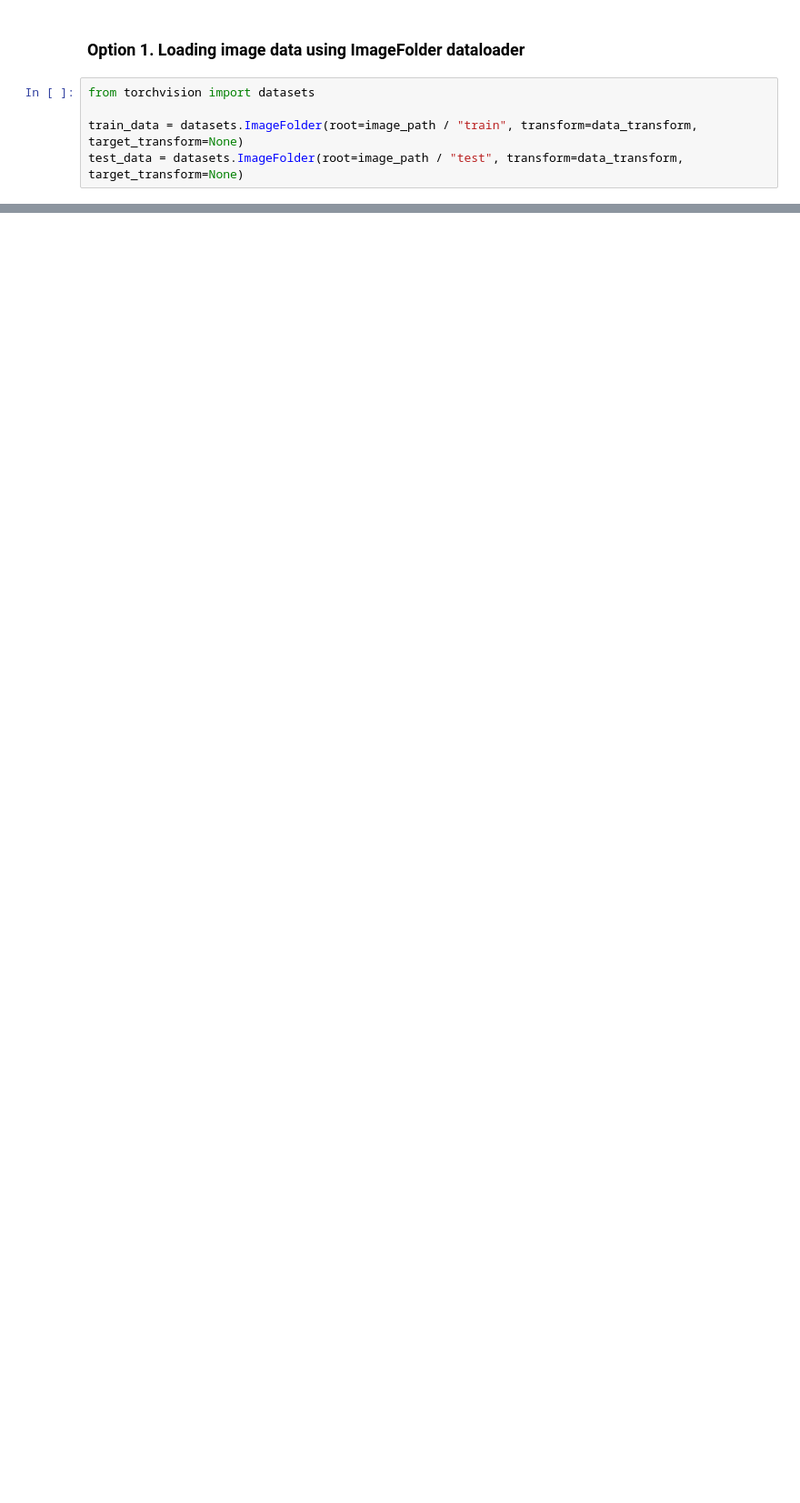
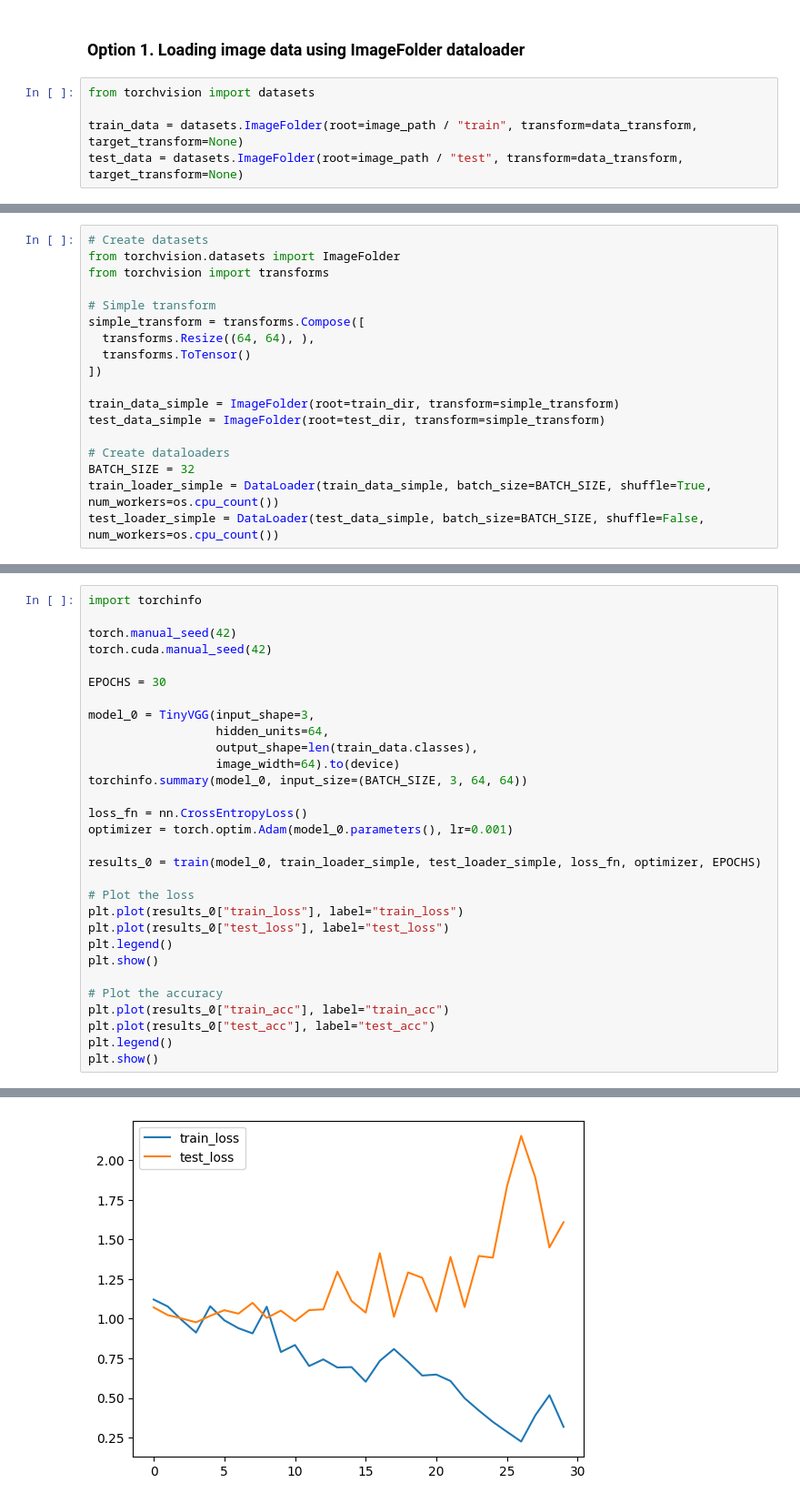
Before and after one commit to chanep/pytorch-test, a Jupyter notebook: chapter_04.ipynb, the cells around one changed output, grey strips where cells are left out. Shown at 91% size. Cells and saved outputs as stored; diff of their text form; blank space fills up the shorter version.

Commit message:
custom datasets

```diff
--- a/chapter_04.ipynb
+++ b/chapter_04.ipynb
@@ -145,0 +355,18 @@ _ = plt.title(train_data.classes[sample_label])
+# %%
+# Create datasets
+from torchvision.datasets import ImageFolder
+from torchvision import transforms
+
+# Simple transform
+simple_transform = transforms.Compose([
+  transforms.Resize((64, 64), ),
+  transforms.ToTensor()
+])
+
+train_data_simple = ImageFolder(root=train_dir, transform=simple_transform)
+test_data_simple = ImageFolder(root=test_dir, transform=simple_transform)
+
+# Create dataloaders
+BATCH_SIZE = 32
+train_loader_simple = DataLoader(train_data_simple, batch_size=BATCH_SIZE, shuffle=True, num_workers=os.cpu_count())
+test_loader_simple = DataLoader(test_data_simple, batch_size=BATCH_SIZE, shuffle=False, num_workers=os.cpu_count())
@@ -145,0 +520,31 @@ _ = plt.title(train_data.classes[sample_label])
+# %%
+import torchinfo
+
+torch.manual_seed(42)
+torch.cuda.manual_seed(42)
+
+EPOCHS = 30
+
+model_0 = TinyVGG(input_shape=3,
+                  hidden_units=64,
+                  output_shape=len(train_data.classes),
+                  image_width=64).to(device)
+torchinfo.summary(model_0, input_size=(BATCH_SIZE, 3, 64, 64))
+
+loss_fn = nn.CrossEntropyLoss()
+optimizer = torch.optim.Adam(model_0.parameters(), lr=0.001)
+
+results_0 = train(model_0, train_loader_simple, test_loader_simple, loss_fn, optimizer, EPOCHS)
+
+# Plot the loss
+plt.plot(results_0["train_loss"], label="train_loss")
+plt.plot(results_0["test_loss"], label="test_loss")
+plt.legend()
+plt.show()
+
+# Plot the accuracy
+plt.plot(results_0["train_acc"], label="train_acc")
+plt.plot(results_0["test_acc"], label="test_acc")
+plt.legend()
+plt.show()
+# %% [output]
@@ -145,0 +568 @@ _ = plt.title(train_data.classes[sample_label])
+[figure, added]
```
Also changed, not shown: parts of 40 cells of this notebook, 1 other file.
